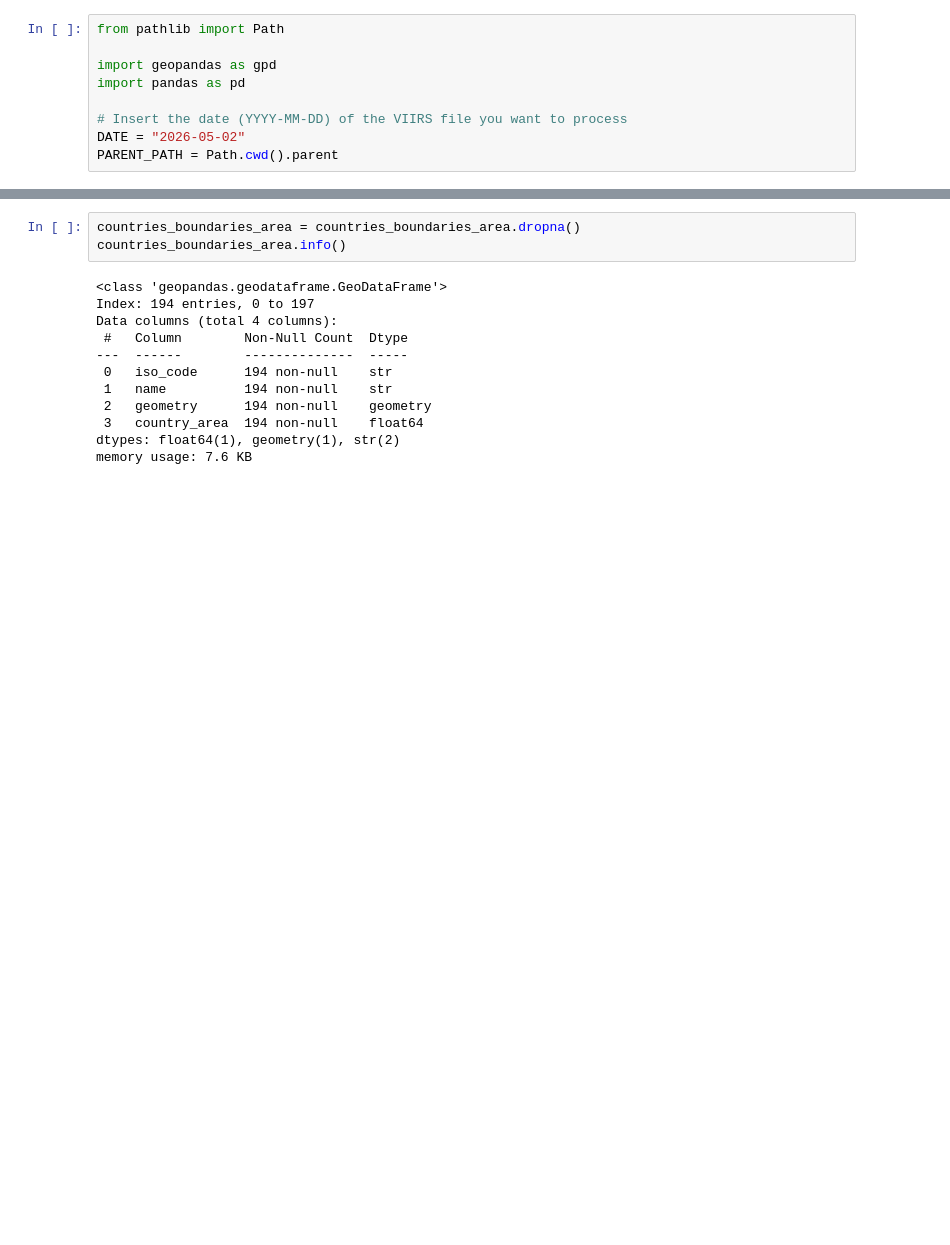
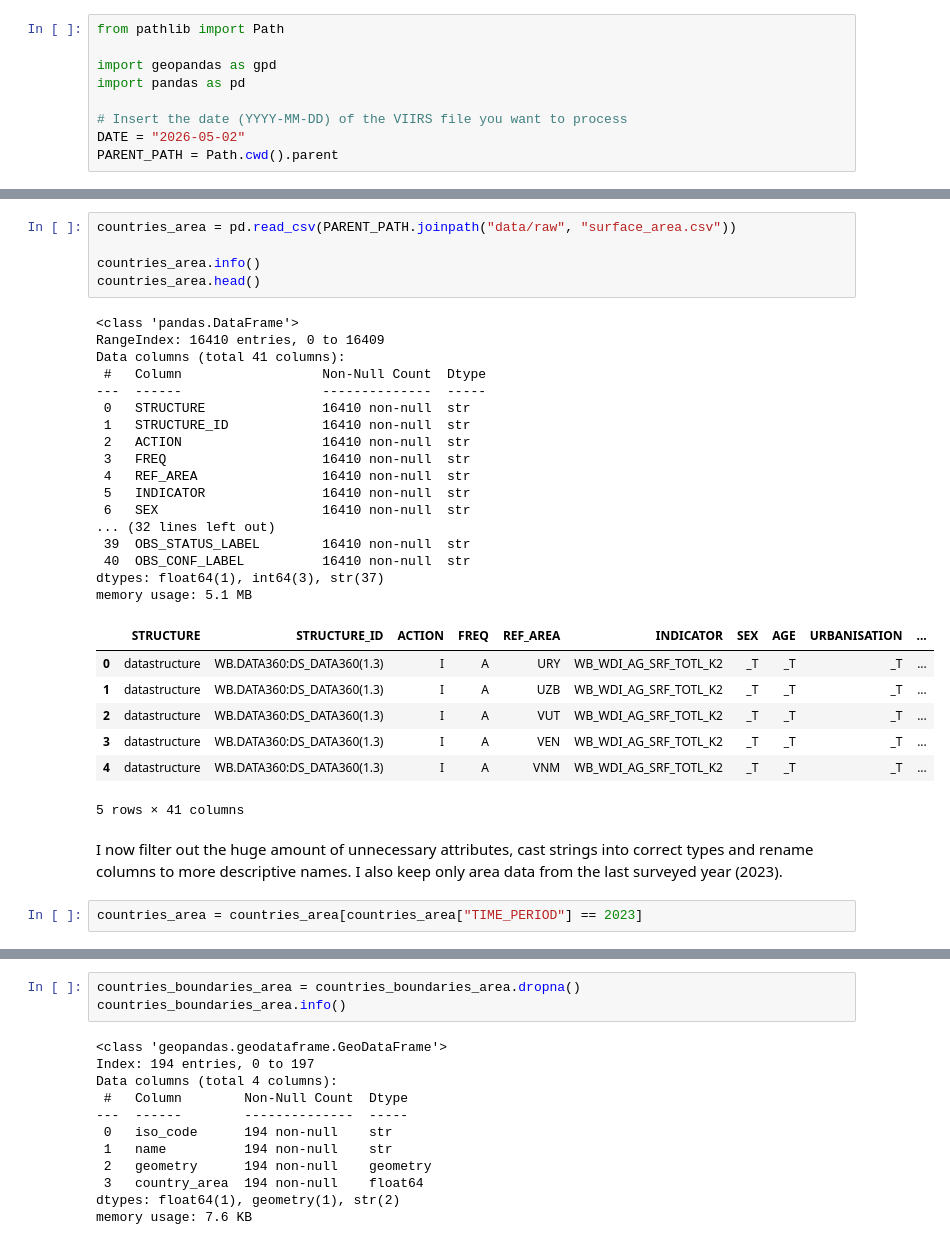
Before and after one commit to 5North/sds210-project, a Jupyter notebook: notebooks/data_processing.ipynb, the cells around one changed output, grey strips where cells are left out. Saved outputs shown, nothing was run; the diff lists cells and outputs as text; blank space fills up the shorter version.

Commit message:
Improve notebook structure and documentation

```diff
--- a/notebooks/data_processing.ipynb
+++ b/notebooks/data_processing.ipynb
@@ -81,0 +116,35 @@ Also keep only area data from the last surveyed year (2023).
+# %%
+countries_area = pd.read_csv(PARENT_PATH.joinpath("data/raw", "surface_area.csv"))
+
+countries_area.info()
+countries_area.head()
+# %% [output]
+<class 'pandas.DataFrame'>
+RangeIndex: 16410 entries, 0 to 16409
+Data columns (total 41 columns):
+ #   Column                  Non-Null Count  Dtype
+---  ------                  --------------  -----
+ 0   STRUCTURE               16410 non-null  str
+ 1   STRUCTURE_ID            16410 non-null  str
+ 2   ACTION                  16410 non-null  str
+ 3   FREQ                    16410 non-null  str
+ 4   REF_AREA                16410 non-null  str
+ 5   INDICATOR               16410 non-null  str
+ 6   SEX                     16410 non-null  str
+... (32 lines left out)
+ 39  OBS_STATUS_LABEL        16410 non-null  str
+ 40  OBS_CONF_LABEL          16410 non-null  str
+dtypes: float64(1), int64(3), str(37)
+memory usage: 5.1 MB
+|  | STRUCTURE | STRUCTURE_ID | ACTION | FREQ | REF_AREA | INDICATOR | SEX | AGE | URBANISATION | ... |
+| 0 | datastructure | WB.DATA360:DS_DATA360(1.3) | I | A | URY | WB_WDI_AG_SRF_TOTL_K2 | _T | _T | _T | ... |
+| 1 | datastructure | WB.DATA360:DS_DATA360(1.3) | I | A | UZB | WB_WDI_AG_SRF_TOTL_K2 | _T | _T | _T | ... |
+| 2 | datastructure | WB.DATA360:DS_DATA360(1.3) | I | A | VUT | WB_WDI_AG_SRF_TOTL_K2 | _T | _T | _T | ... |
+| 3 | datastructure | WB.DATA360:DS_DATA360(1.3) | I | A | VEN | WB_WDI_AG_SRF_TOTL_K2 | _T | _T | _T | ... |
+| 4 | datastructure | WB.DATA360:DS_DATA360(1.3) | I | A | VNM | WB_WDI_AG_SRF_TOTL_K2 | _T | _T | _T | ... |
+5 rows × 41 columns
+# %% [markdown]
+I now filter out the huge amount of unnecessary attributes, cast strings into correct types and rename columns to more descriptive names.
+I also keep only area data from the last surveyed year (2023).
+# %%
+countries_area = countries_area[countries_area["TIME_PERIOD"] == 2023]
```
Also changed, not shown: parts of 31 cells of this notebook.
